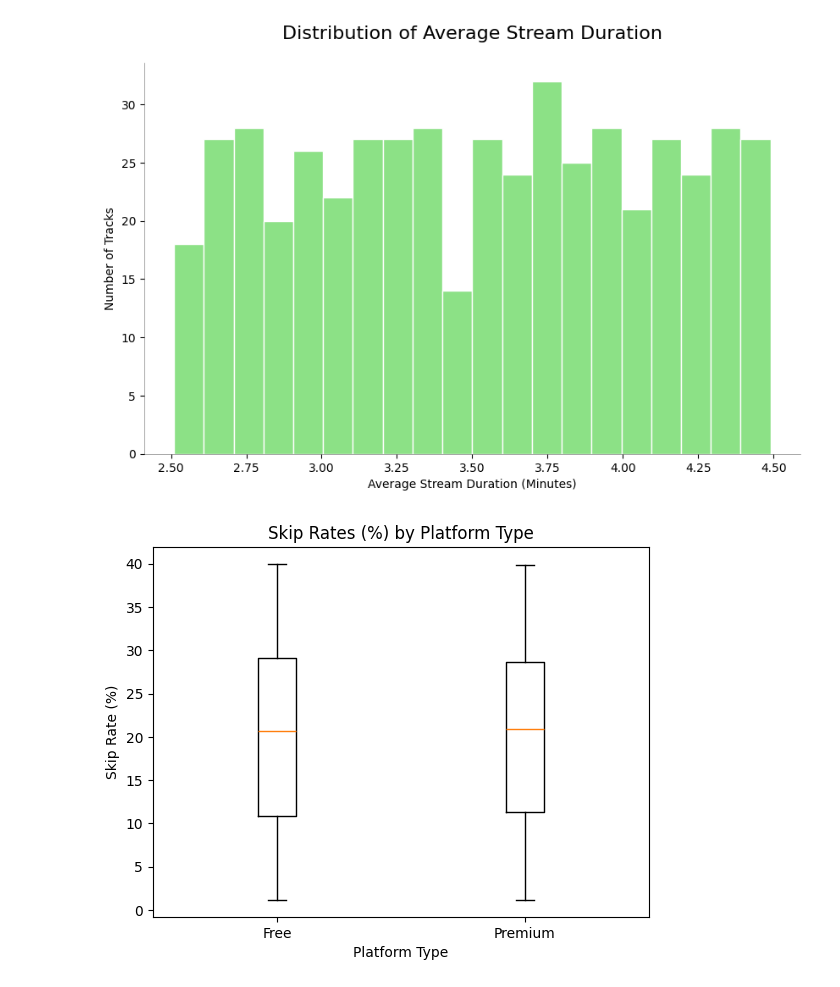
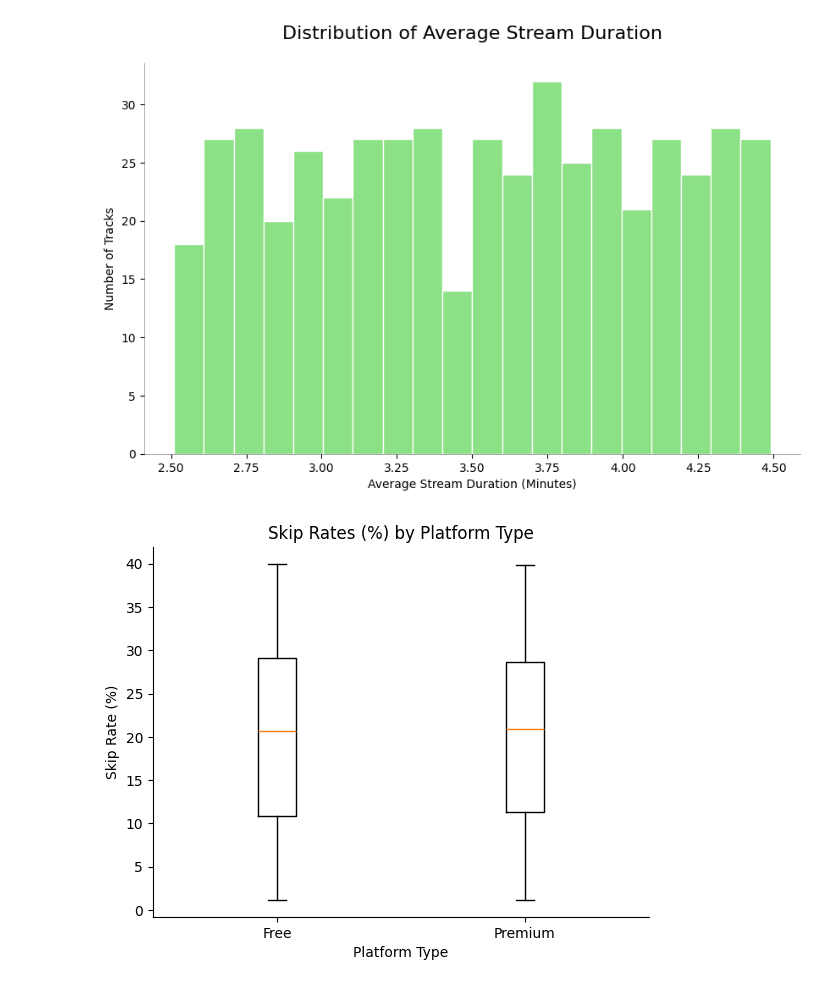
Before and after one commit to nayalys/learning_plots_nayalys_santiesteban, a Jupyter notebook: notebooks/visualization_practice.ipynb, the cells around one changed output. Drawn from its saved outputs; the diff is of its cells as text; code cells hidden in the pictures.

Commit message:
Last Update, uploading the code, plots and charts

```diff
--- a/notebooks/visualization_practice.ipynb
+++ b/notebooks/visualization_practice.ipynb
@@ -344,19 +353,24 @@ plt.show()
 # %%
 #Creating Boxplots using Matplotlib
 
 plt.boxplot(
     [spotify_df[spotify_df["Platform Type"]=="Free"]["Skip Rate (%)"],
     spotify_df[spotify_df["Platform Type"]=="Premium"]["Skip Rate (%)"]]
 )
 
 plt.xticks([1, 2], ["Free", "Premium"])
 plt.xlabel("Platform Type")
 plt.ylabel("Skip Rate (%)")
 plt.title("Skip Rates (%) by Platform Type")
 
+ax=plt.gca()
+ax.spines['top'].set_visible(False)
+ax.spines['right'].set_visible(False)
+
+plt.savefig("../plots/BoxplotChart.png")
 plt.show()
 # %% [output]
-[figure, old version]
+[figure, new version]
 # %%
 #Heatmaps using Matplotlib
 numeric_spotify_df=spotify_df.select_dtypes(include=[np.number])
```
Also changed, not shown: parts of 13 cells of this notebook, 14 other files.
